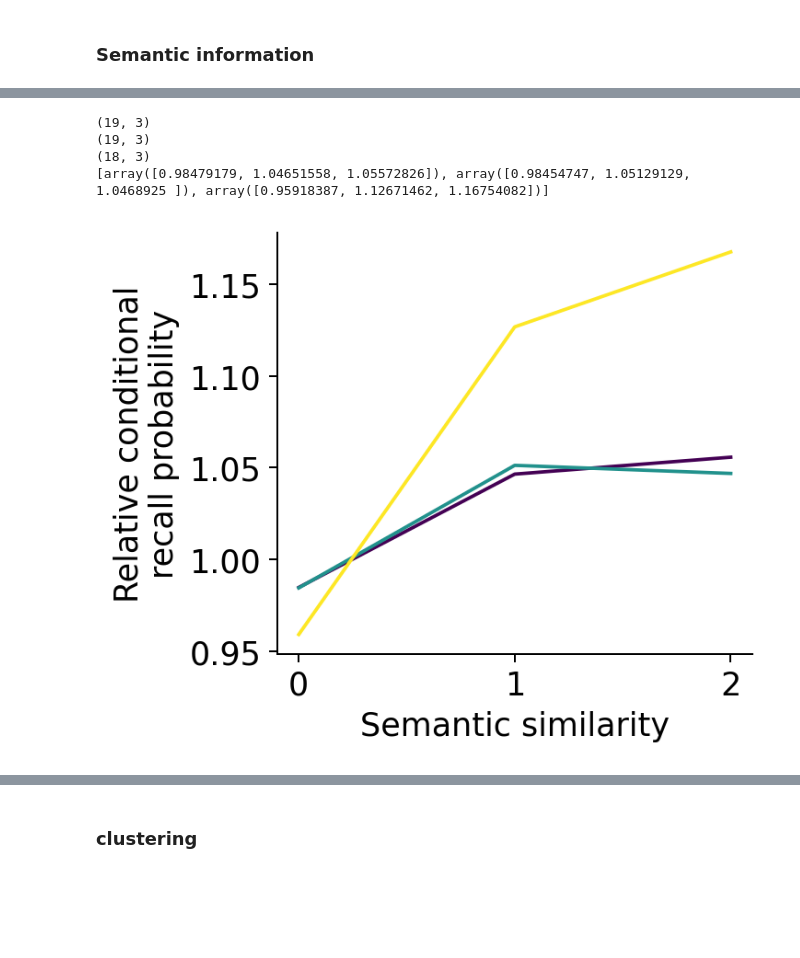
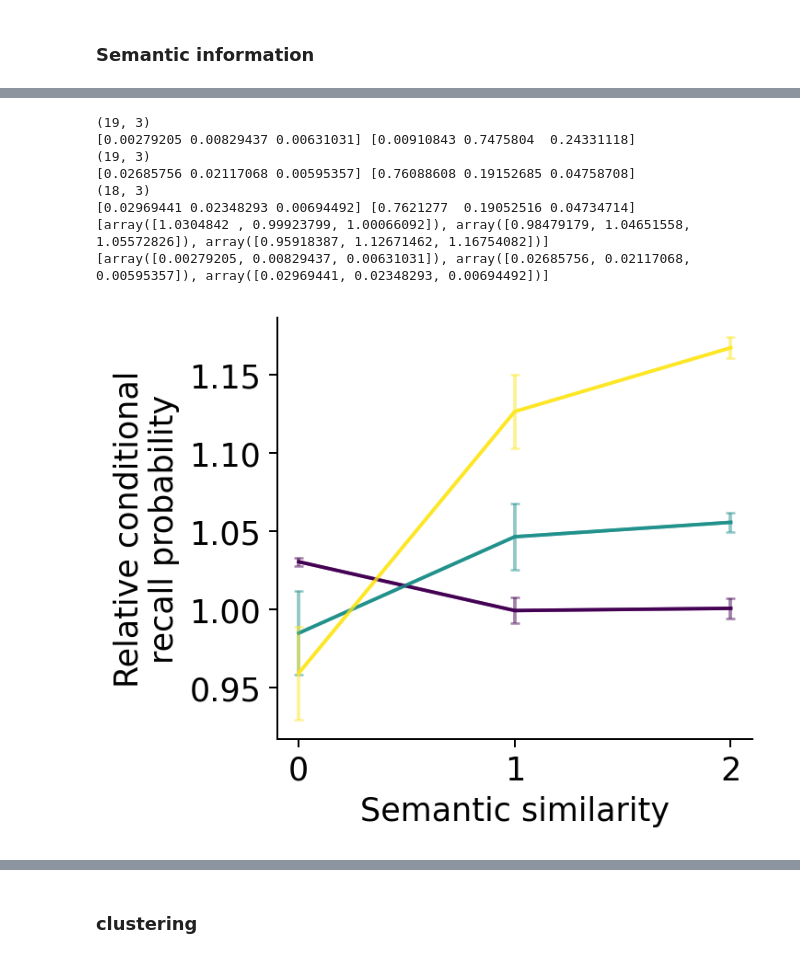
Before and after one commit to Veritaria/rnn-free-recall, a Jupyter notebook: plots_notebooks/analysis_ctx.ipynb, the cells around one changed output, grey strips where cells are left out. Saved outputs shown, nothing was run; the diff lists cells and outputs as text; code cells hidden in the pictures; blank space fills up the shorter version.

Commit message:
modified analysis of semantic similarity

```diff
--- a/plots_notebooks/analysis_ctx.ipynb
+++ b/plots_notebooks/analysis_ctx.ipynb
@@ -31,7 +31,7 @@ def load_data(path, training_data_path, model_num, exp, paramters, training_data
 
             data_single_model["accuracy"] = float(row[0])
             data_single_model["forward_asymmetry"] = float(row[1])
-            data_single_model["temporal_factor"] = float(row[2])
+            data_single_model["temporal_factor_old"] = float(row[2])
             data_single_model["temporal_factor"] = float(row[3])
 
             classifier_data = pickle.load(open(path/"ridge_classifier_stat.pkl", "rb"))
@@ -177,6 +177,9 @@ print(len(df_ctx))
 df_ctx.to_pickle("./data/df_ctx.pkl")
 # %%
 # bar plot of each metric for each noise std
+
+df_ctx = df_ctx[df_ctx["accuracy"] > 0.6]
+
 
 accuracy_mean_by_noise_std = df_ctx.groupby("noise_std")["accuracy"].mean()
 accuracy_std_by_noise_std = df_ctx.groupby("noise_std")["accuracy"].std()
@@ -695,7 +698,7 @@ semantic_folder = Path("./experiments/Semantic/figures/semantic/ValueMemoryGRU")
 
 setup_name = "setup_extra_hierarchy_amp"
 # # semantic_amp = [0.2, 0.3, 0.4, 0.5]
-semantic_amp = [0.3, 0.4, 0.5]
+semantic_amp = [0, 0.3, 0.5]
 # setup_name = "setup_extra_rumelhart_amp"
 # semantic_amp = [0.5, 1]
 setup_names = [setup_name + str(amp).replace(".", "") for amp in semantic_amp]
@@ -779,6 +782,8 @@ for name, group in semantic_contiguity_baseline:
     sem_cont_norms_baseline.append(sem_cont_norm_baseline / np.sum(sem_cont_norm_baseline, axis=1, keepdims=True))
     # print(sem_cont_norm_baseline.shape)
 
+# print(sem_cont_norms_baseline)
+
 semantic_contiguity_processed = []
 semantic_contiguity_processed_std = []
 for i in range(len(sem_cont_norms)):
@@ -789,39 +794,46 @@ for i in range(len(sem_cont_norms)):
     data_processed = np.array(data_processed)
     print(data_processed.shape)
     semantic_contiguity_processed.append(np.mean(data_processed, axis=0))
-    semantic_contiguity_processed_std.append(np.std(data_processed, axis=0))
+    print(np.std(sem_cont_norms[i], axis=0), np.mean(sem_cont_norms_baseline[i], axis=0))
+    semantic_contiguity_processed_std.append(np.std(sem_cont_norms[i], axis=0))
+    # semantic_contiguity_processed_std.append(np.std(data_processed, axis=0))
 
 # print(sem_cont_norms)
 # print(sem_cont_norms_baseline)
 print(semantic_contiguity_processed)
+print(semantic_contiguity_processed_std)
 # %% [output]
 (19, 3)
+[0.00279205 0.00829437 0.00631031] [0.00910843 0.7475804  0.24331118]
 (19, 3)
+[0.02685756 0.02117068 0.00595357] [0.76088608 0.19152685 0.04758708]
 (18, 3)
-[array([0.98479179, 1.04651558, 1.05572826]), array([0.98454747, 1.05129129, 1.0468925 ]), array([0.95918387, 1.12671462, 1.16754082])]
+[0.02969441 0.02348293 0.00694492] [0.7621277  0.19052516 0.04734714]
+[array([1.0304842 , 0.99923799, 1.00066092]), array([0.98479179, 1.04651558, 1.05572826]), array([0.95918387, 1.12671462, 1.16754082])]
+[array([0.00279205, 0.00829437, 0.00631031]), array([0.02685756, 0.02117068, 0.00595357]), array([0.02969441, 0.02348293, 0.00694492])]
 # %%
 plt.figure(figsize=(3.7, 3.3), dpi=180)
 settings_name = semantic_amp
 for i in range(len(semantic_contiguity_processed)):
     plt.plot(semantic_contiguity_processed[i], label=settings_name[i], color=colors[i])
-    # plt.errorbar(np.arange(len(semantic_contiguity_processed[i])), semantic_contiguity_processed[i], yerr=semantic_contiguity_processed_std[i], color=colors[i], capsize=2)
+    plt.errorbar(np.arange(len(semantic_contiguity_processed[i])), semantic_contiguity_processed[i], yerr=semantic_contiguity_processed_std[i], color=colors[i], capsize=2, alpha=0.5)
 
 plt.xticks(np.arange(0, 3), [0, 1, 2])
 
 plt.xlabel("Semantic similarity")
 plt.ylabel("Relative conditional\nrecall probability")
 # plt.legend(title="Semantic\namplitude",
 #         bbox_to_anchor=(1.0, 1.0),
 #         loc="upper left",
 #         borderaxespad=0,
 #         frameon=False,
 #         fontsize=12)
 ax = plt.gca()
 ax.spines['top'].set_visible(False)
 ax.spines['right'].set_visible(False)
 plt.show()
 # %% [output]
-[figure, old version]
+[figure, new version]
 # %%
 # bar plot of each metric for each noise std
 
```
Also changed, not shown: parts of 21 cells of this notebook, 2 other files.
